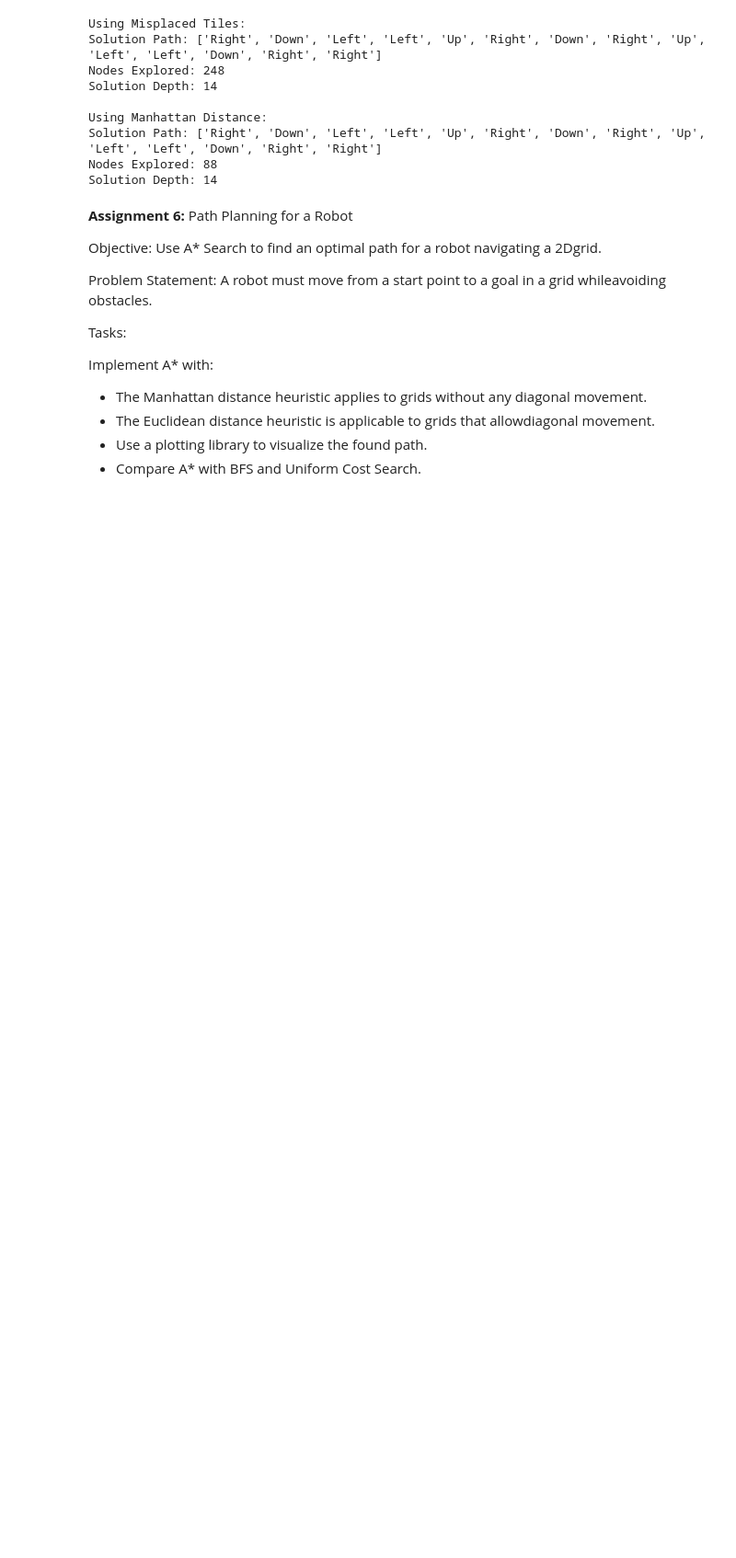
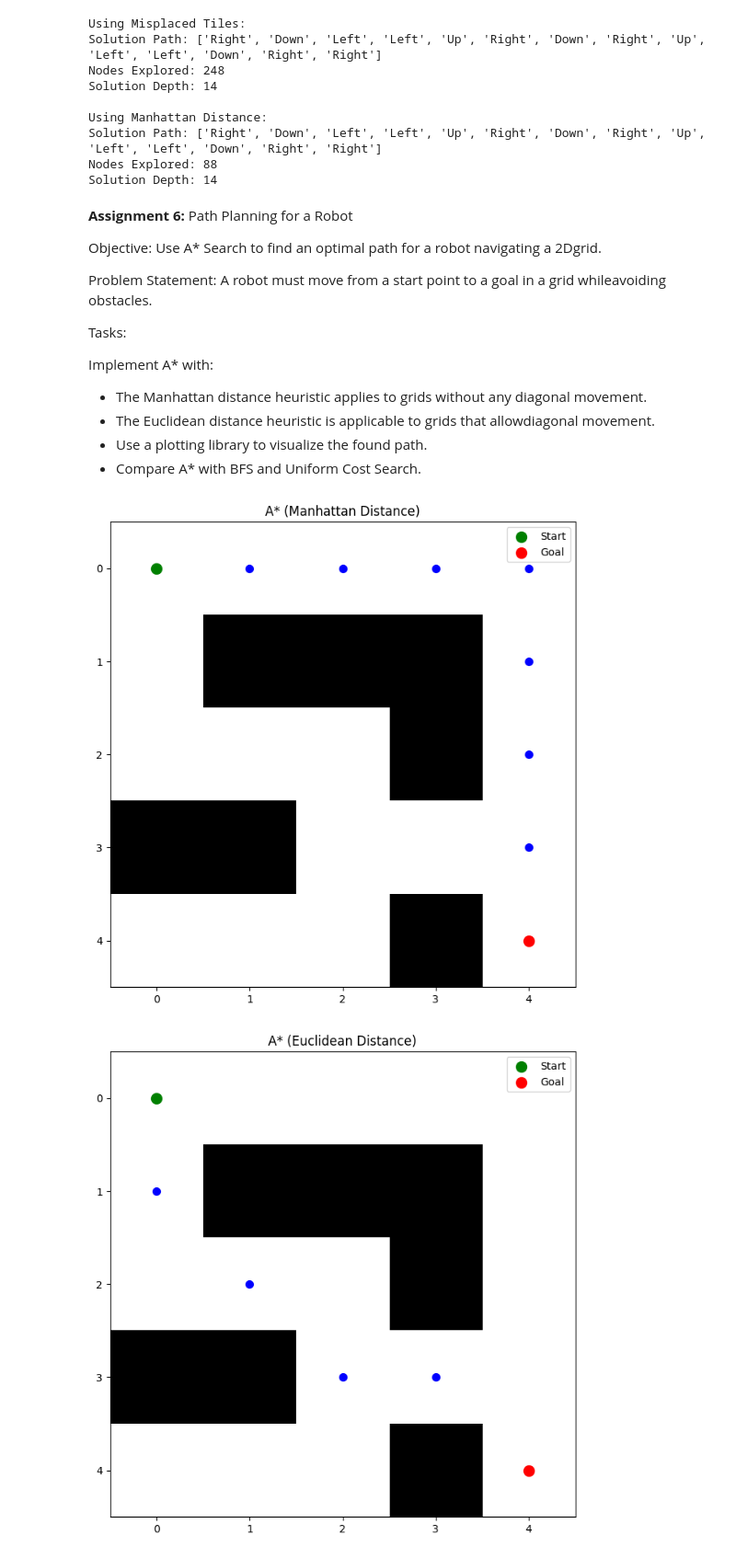
Before and after one commit to samarthya04/AI_Lab, a Jupyter notebook: lab5_2205498.ipynb, the cells around one changed output. Shown: that part at 92% size. Drawn from its saved outputs; the diff is of its cells as text; code cells hidden in the pictures; blank space fills up the shorter version.

```diff
--- a/lab5_2205498.ipynb
+++ b/lab5_2205498.ipynb
@@ -237,0 +246,6 @@ movement.
+# %%
+def manhattan(p1, p2):
+    return abs(p1[0] - p2[0]) + abs(p1[1] - p2[1])
+
+def euclidean(p1, p2):
+    return math.sqrt((p1[0] - p2[0])**2 + (p1[1] - p2[1])**2)
@@ -237,0 +324,40 @@ movement.
+# %%
+def plot_grid(grid, start, goal, path, title):
+    plt.figure(figsize=(8, 8))
+    plt.imshow(grid, cmap='gray_r')
+
+    if path:
+        for (x, y) in path:
+            plt.scatter(y, x, c='blue', marker='o', s=50)
+
+    plt.scatter(start[1], start[0], c='green', marker='o', s=100, label='Start')
+    plt.scatter(goal[1], goal[0], c='red', marker='o', s=100, label='Goal')
+    plt.legend()
+    plt.title(title)
+    plt.show()
+# %%
+grid = np.array([
+    [0, 0, 0, 0, 0],
+    [0, 1, 1, 1, 0],
+    [0, 0, 0, 1, 0],
+    [1, 1, 0, 0, 0],
+    [0, 0, 0, 1, 0]
+])
+
+start = (0, 0)
+goal = (4, 4)
+
+path_astar_manhattan = a_star(grid, start, goal, manhattan, allow_diagonal=False)
+plot_grid(grid, start, goal, path_astar_manhattan, 'A* (Manhattan Distance)')
+
+path_astar_euclidean = a_star(grid, start, goal, euclidean, allow_diagonal=True)
+plot_grid(grid, start, goal, path_astar_euclidean, 'A* (Euclidean Distance)')
+
+path_bfs = bfs(grid, start, goal)
+plot_grid(grid, start, goal, path_bfs, 'Breadth-First Search (BFS)')
+
+path_ucs = ucs(grid, start, goal)
+plot_grid(grid, start, goal, path_ucs, 'Uniform Cost Search (UCS)')
+# %% [output]
+[figure, added]
+[figure, added]
```
Also changed, not shown: parts of 8 cells of this notebook.
